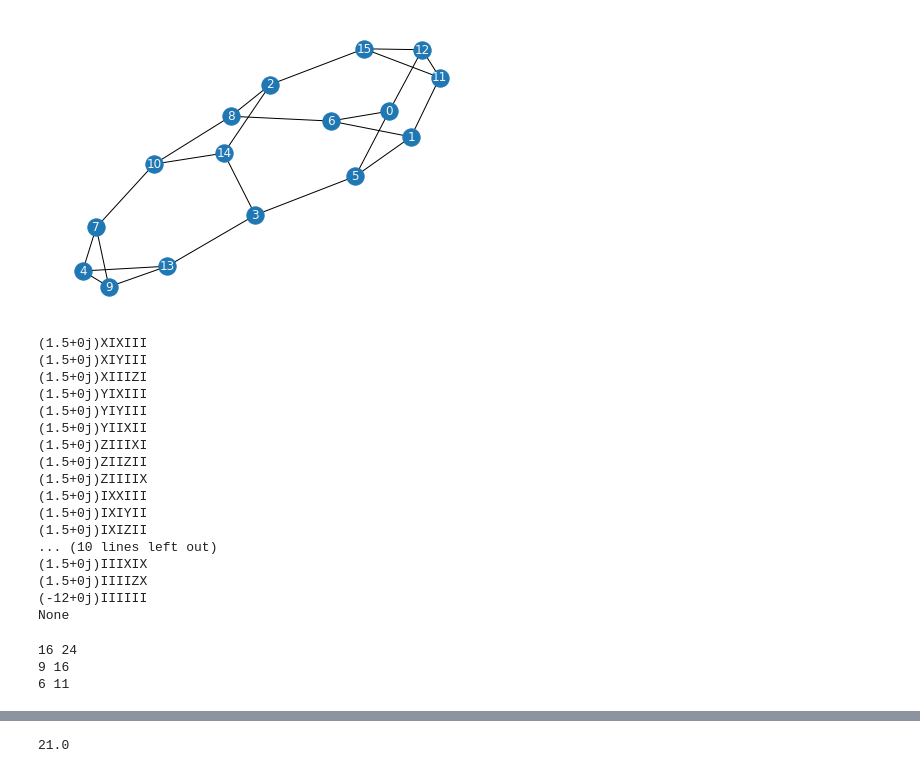
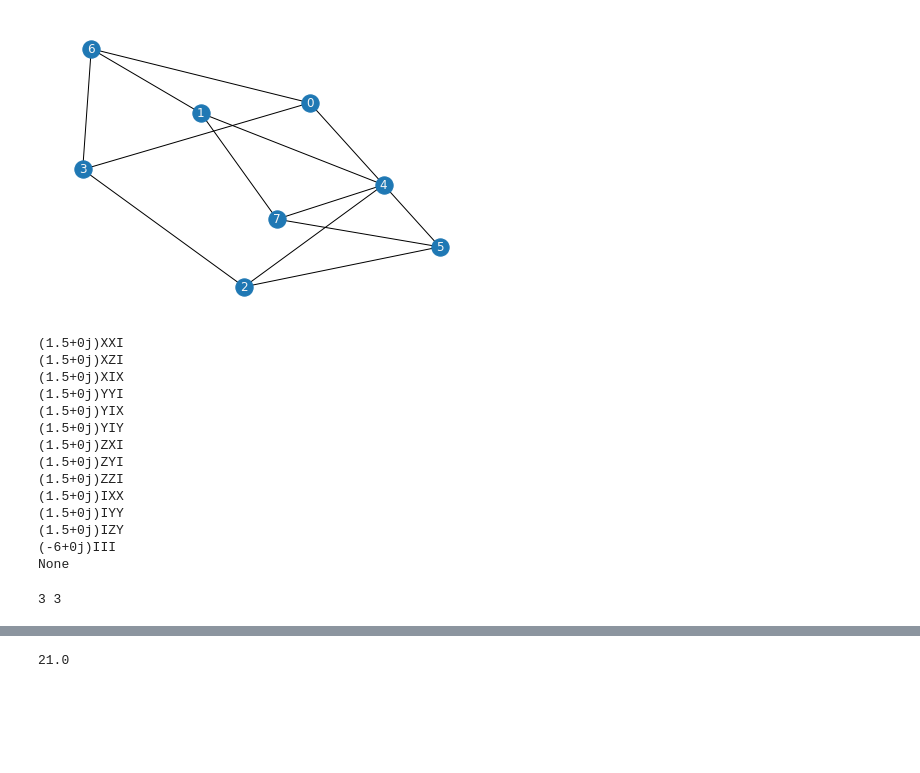
Before and after one commit to terapoon/qrao_experiment, a Jupyter notebook: qulacs/play_ground.ipynb, the cells around one changed output, grey strips where cells are left out. Saved outputs shown, nothing was run; the diff lists cells and outputs as text; code cells hidden in the pictures; blank space fills up the shorter version.

```diff
--- a/qulacs/play_ground.ipynb
+++ b/qulacs/play_ground.ipynb
@@ -1,58 +1,59 @@
 # %%
 from maxcut_instance_generator import regular_graph
 
-model = regular_graph(num_nodes=16, degree=3, draw=True)
+graph, model = regular_graph(num_nodes=8, degree=3, draw=True)
 # %% [output]
-[figure, old version]
+[figure, new version]
 # %%
 from encoding import RandomAccessEncoder
 
 # Quantum Random Access Encoders
-qrac_1_1 = RandomAccessEncoder(1, 1)
-qrac_2_1 = RandomAccessEncoder(2, 1)
+# qrac_1_1 = RandomAccessEncoder(1, 1)
+# qrac_2_1 = RandomAccessEncoder(2, 1)
 qrac_3_1 = RandomAccessEncoder(3, 1)
+# qrac_3_1_big = RandomAccessEncoder(3, 1)
 
 # Hamiltonians
-H_1_1 = qrac_1_1.generate_hamiltonian(model)
-H_2_1 = qrac_2_1.generate_hamiltonian(model)
+# H_1_1 = qrac_1_1.generate_hamiltonian(model)
+# H_2_1 = qrac_2_1.generate_hamiltonian(model)
 H_3_1 = qrac_3_1.generate_hamiltonian(model)
+# H_3_1_big = qrac_3_1_big.generate_hamiltonian(model_big)
 
 # Print Hamiltonians
 # print(qrac_1_1.print_hamiltonian(H_1_1))
 # print(qrac_2_1.print_hamiltonian(H_2_1))
 print(qrac_3_1.print_hamiltonian(H_3_1))
+# print(qrac_3_1_big.print_hamiltonian(H_3_1_big))
 # %% [output]
-(1.5+0j)XIXIII
-(1.5+0j)XIYIII
-(1.5+0j)XIIIZI
-(1.5+0j)YIXIII
-(1.5+0j)YIYIII
-(1.5+0j)YIIXII
-(1.5+0j)ZIIIXI
-(1.5+0j)ZIIZII
-(1.5+0j)ZIIIIX
-(1.5+0j)IXXIII
-(1.5+0j)IXIYII
-(1.5+0j)IXIZII
-... (10 lines left out)
-(1.5+0j)IIIXIX
-(1.5+0j)IIIIZX
-(-12+0j)IIIIII
+(1.5+0j)XXI
+(1.5+0j)XZI
+(1.5+0j)XIX
+(1.5+0j)YYI
+(1.5+0j)YIX
+(1.5+0j)YIY
+(1.5+0j)ZXI
+(1.5+0j)ZYI
+(1.5+0j)ZZI
+(1.5+0j)IXX
+(1.5+0j)IYY
+(1.5+0j)IZY
+(-6+0j)III
 None
 # %%
-print(
-    len(qrac_1_1.qubit_to_vertex_map), len(qrac_1_1.calculate_edge_among_qubits(model))
-)
-print(
-    len(qrac_2_1.qubit_to_vertex_map), len(qrac_2_1.calculate_edge_among_qubits(model))
-)
+# print(
+#     len(qrac_1_1.qubit_to_vertex_map), len(qrac_1_1.calculate_edge_among_qubits(model))
+# )
+# print(
+#     len(qrac_2_1.qubit_to_vertex_map), len(qrac_2_1.calculate_edge_among_qubits(model))
+# )
 print(
     len(qrac_3_1.qubit_to_vertex_map), len(qrac_3_1.calculate_edge_among_qubits(model))
 )
+# print(
+#     len(qrac_3_1_big.qubit_to_vertex_map), len(qrac_3_1_big.calculate_edge_among_qubits(model_big))
+# )
 # %% [output]
-16 24
-9 16
-6 11
+3 3
 # %%
 import numpy as np
 from vqe import VQEForQRAO
```
Also changed, not shown: parts of 7 cells of this notebook, 7 other files.
